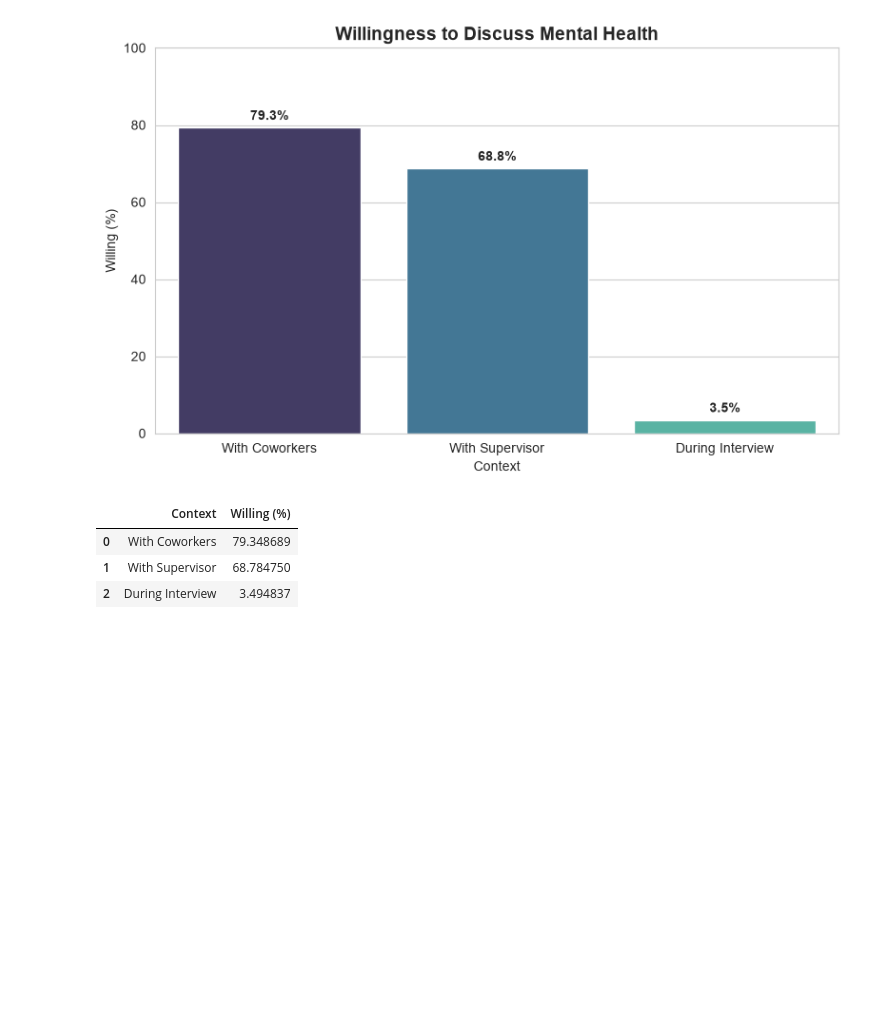
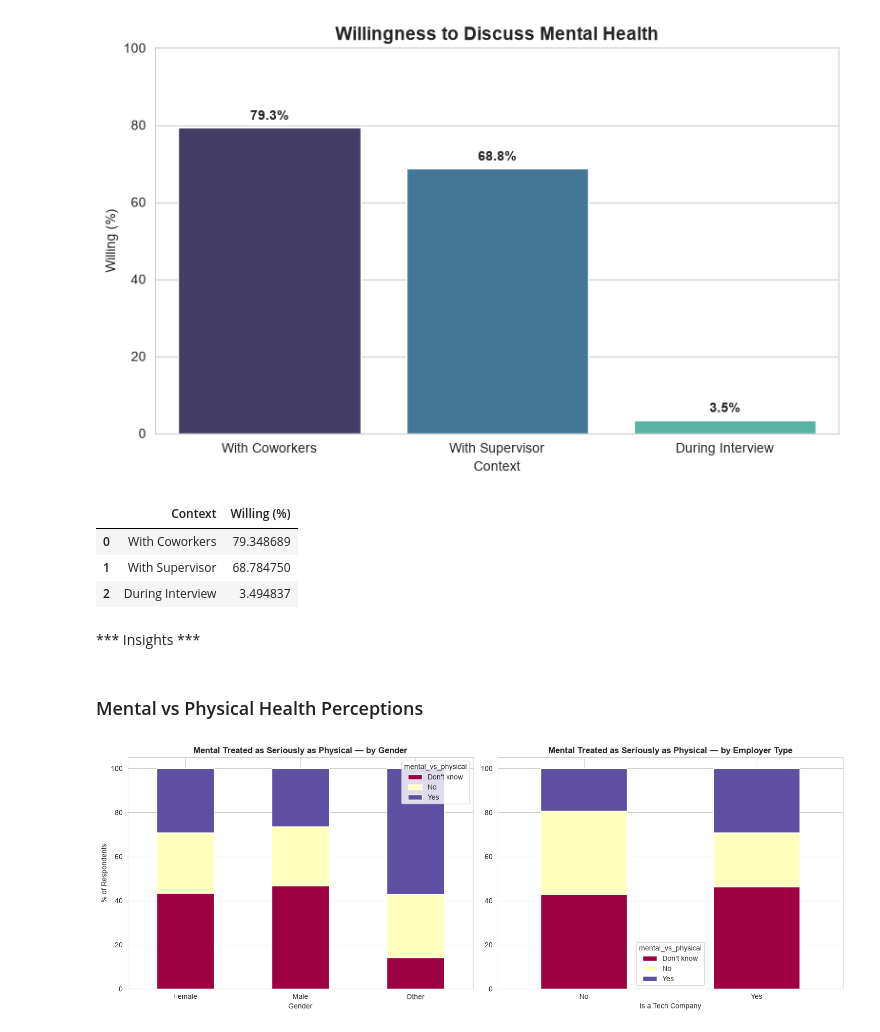
Before and after one commit to Engineer-purvesh18/Mental_Health_Analysis, a Jupyter notebook: analysis.ipynb, the cells around one changed output. Saved outputs shown, nothing was run; the diff lists cells and outputs as text; code cells hidden in the pictures; blank space fills up the shorter version.

```diff
--- a/analysis.ipynb
+++ b/analysis.ipynb
@@ -384,3 +384,26 @@ comfort_df
 | 0 | With Coworkers | 79.348689 |
 | 1 | With Supervisor | 68.784750 |
 | 2 | During Interview | 3.494837 |
+# %% [markdown]
+*** Insights ***
+# %% [markdown]
+### Mental vs Physical Health Perceptions
+# %%
+fig, axes = plt.subplots(1, 2, figsize=(15, 5.5))
+
+mvp_gender = pd.crosstab(df_clean['Gender'], df_clean['mental_vs_physical'], normalize='index') * 100
+mvp_gender.plot(kind='bar', stacked=True, colormap='Spectral', ax=axes[0])
+axes[0].set_title('Mental Treated as Seriously as Physical — by Gender', fontweight='bold')
+axes[0].set_ylabel('% of Respondents')
+axes[0].tick_params(axis='x', rotation=0)
+
+mvp_tech = pd.crosstab(df_clean['tech_company'], df_clean['mental_vs_physical'], normalize='index') * 100
+mvp_tech.plot(kind='bar', stacked=True, colormap='Spectral', ax=axes[1])
+axes[1].set_title('Mental Treated as Seriously as Physical — by Employer Type', fontweight='bold')
+axes[1].set_xlabel('Is a Tech Company')
+axes[1].tick_params(axis='x', rotation=0)
+
+plt.tight_layout()
+plt.show()
+# %% [output]
+[figure, added]
```
Also changed, not shown: parts of 4 cells of this notebook.
